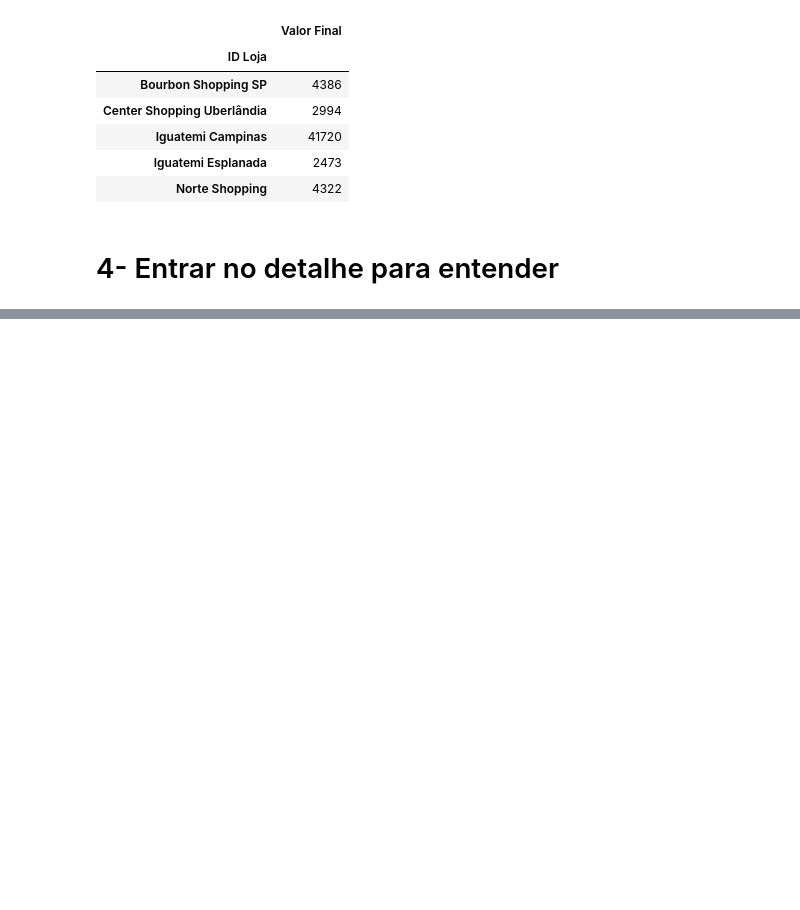
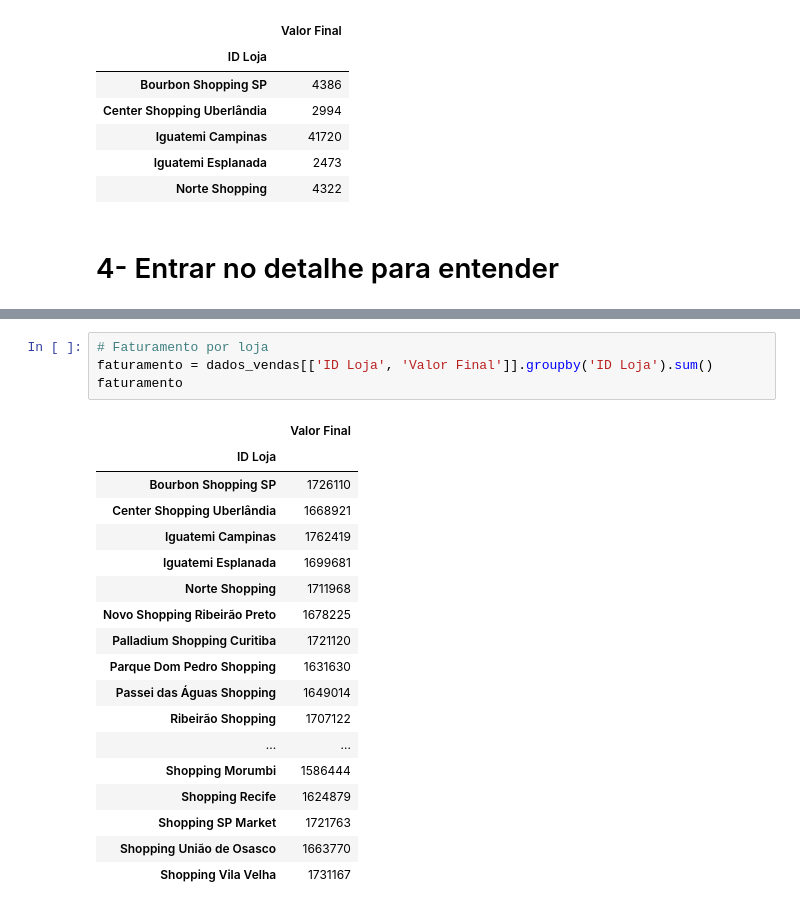
Before and after one commit to wendellbarcelos/Introducao-ao-Pandas-Analise-de-dados, a Jupyter notebook: Introducao ao Pandas.ipynb, the cells around one changed output, grey strips where cells are left out. Saved outputs shown, nothing was run; the diff lists cells and outputs as text; blank space fills up the shorter version.

```diff
--- a/Introducao ao Pandas.ipynb
+++ b/Introducao ao Pandas.ipynb
@@ -458,0 +496,23 @@ faturamento_prod
+# %%
+# Faturamento por loja
+faturamento = dados_vendas[['ID Loja', 'Valor Final']].groupby('ID Loja').sum()
+faturamento
+# %% [output]
+|  | Valor Final |
+| ID Loja |  |
+| Bourbon Shopping SP | 1726110 |
+| Center Shopping Uberlândia | 1668921 |
+| Iguatemi Campinas | 1762419 |
+| Iguatemi Esplanada | 1699681 |
+| Norte Shopping | 1711968 |
+| Novo Shopping Ribeirão Preto | 1678225 |
+| Palladium Shopping Curitiba | 1721120 |
+| Parque Dom Pedro Shopping | 1631630 |
+| Passei das Águas Shopping | 1649014 |
+| Ribeirão Shopping | 1707122 |
+| ... | ... |
+| Shopping Morumbi | 1586444 |
+| Shopping Recife | 1624879 |
+| Shopping SP Market | 1721763 |
+| Shopping União de Osasco | 1663770 |
+| Shopping Vila Velha | 1731167 |
```
Also changed, not shown: parts of 14 cells of this notebook.
